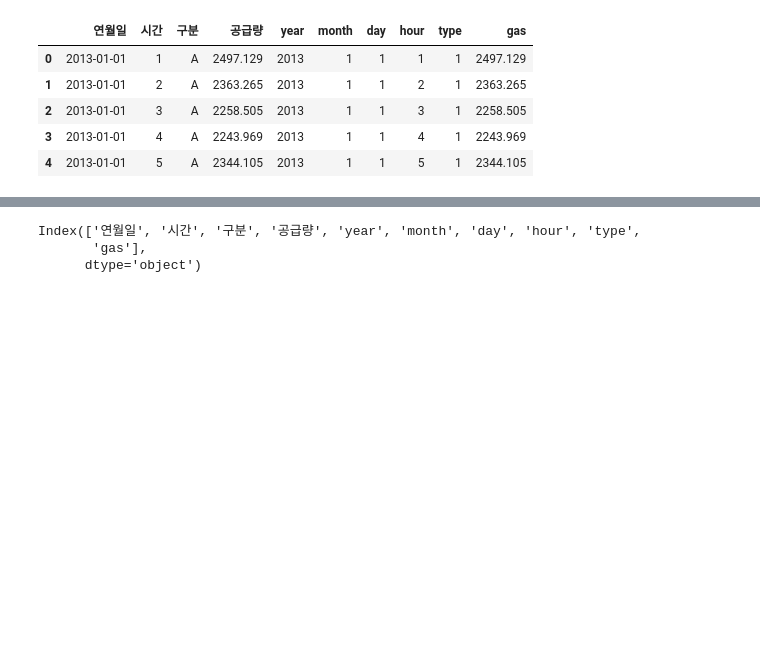
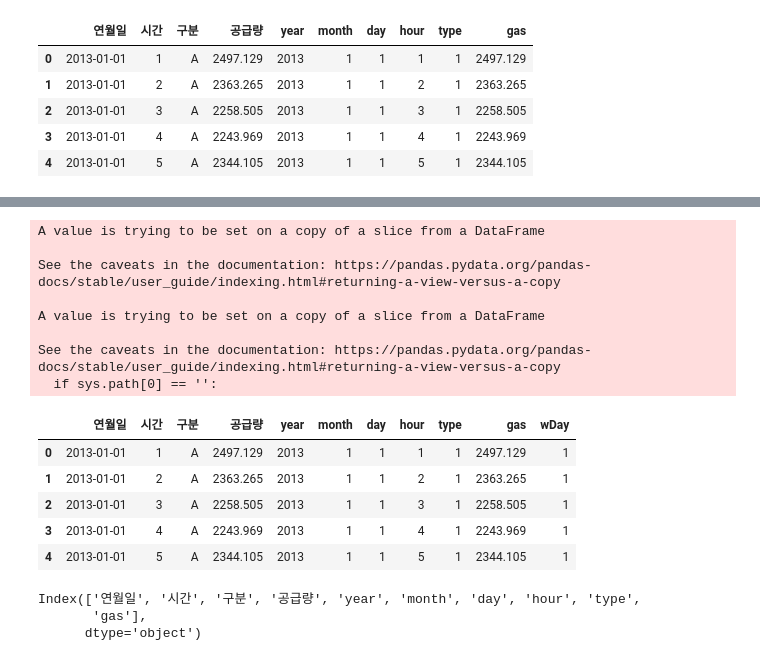
Before and after one commit to dlsdnjs96/Machine_Learning, a Jupyter notebook: classify_climate_tech.ipynb, the cells around one changed output, grey strips where cells are left out. Cells and saved outputs as stored; diff of their text form; code cells hidden in the pictures; blank space fills up the shorter version.

```diff
--- a/classify_climate_tech.ipynb
+++ b/classify_climate_tech.ipynb
@@ -99,3 +99,33 @@ test.head()
+# %%
+import datetime
+
+train['wDay'] = 0
+test['wDay'] = 0
+
+for i in range(0, len(train)):
+  dt = datetime.datetime(train['year'][i], train['month'][i], train['day'][i], train['hour'][i]-1, 0, 0, 0)
+  train['wDay'][i] = dt.weekday()
+
+for i in range(0, len(test)):
+  dt = datetime.datetime(test['year'][i], test['month'][i], test['day'][i], test['hour'][i]-1, 0, 0, 0)
+  test['wDay'][i] = dt.weekday()
+
+train.head()
+# %% [output]
+A value is trying to be set on a copy of a slice from a DataFrame
+
+See the caveats in the documentation: https://pandas.pydata.org/pandas-docs/stable/user_guide/indexing.html#returning-a-view-versus-a-copy
+
+A value is trying to be set on a copy of a slice from a DataFrame
+
+See the caveats in the documentation: https://pandas.pydata.org/pandas-docs/stable/user_guide/indexing.html#returning-a-view-versus-a-copy
+  if sys.path[0] == '':
+|  | 연월일 | 시간 | 구분 | 공급량 | year | month | day | hour | type | gas | wDay |
+| 0 | 2013-01-01 | 1 | A | 2497.129 | 2013 | 1 | 1 | 1 | 1 | 2497.129 | 1 |
+| 1 | 2013-01-01 | 2 | A | 2363.265 | 2013 | 1 | 1 | 2 | 1 | 2363.265 | 1 |
+| 2 | 2013-01-01 | 3 | A | 2258.505 | 2013 | 1 | 1 | 3 | 1 | 2258.505 | 1 |
+| 3 | 2013-01-01 | 4 | A | 2243.969 | 2013 | 1 | 1 | 4 | 1 | 2243.969 | 1 |
+| 4 | 2013-01-01 | 5 | A | 2344.105 | 2013 | 1 | 1 | 5 | 1 | 2344.105 | 1 |
 # %%
 train.columns
 # %% [output]
```
Also changed, not shown: parts of 5 cells of this notebook.
